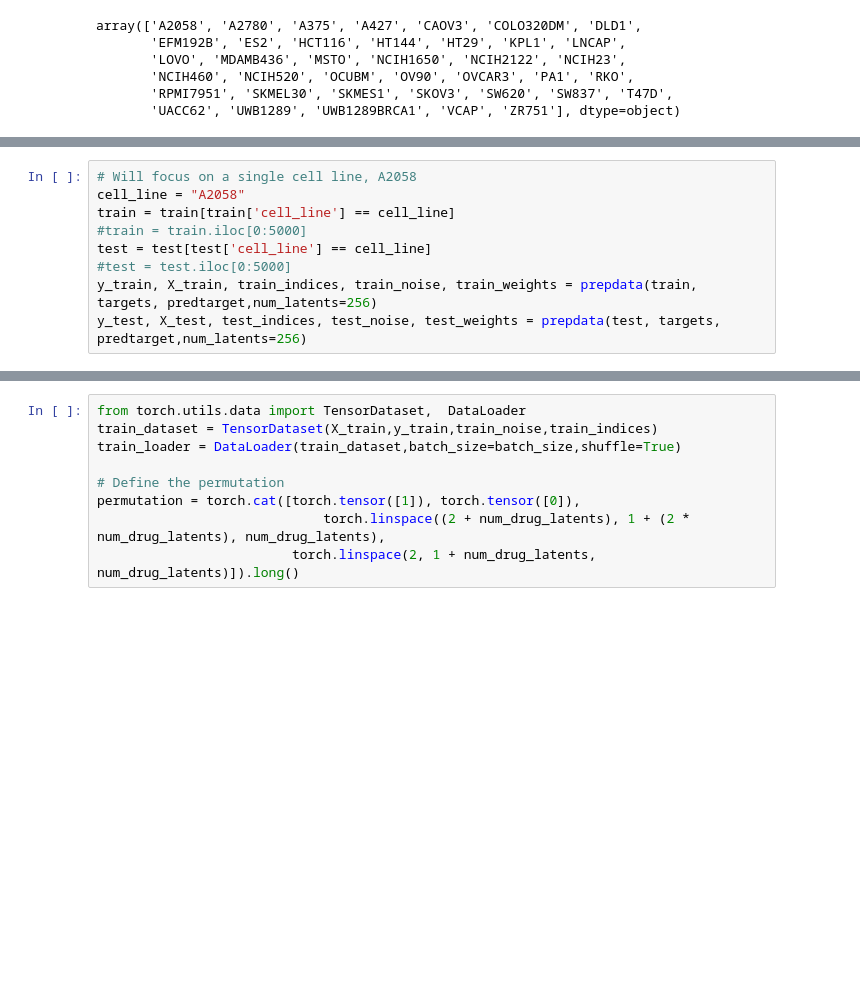
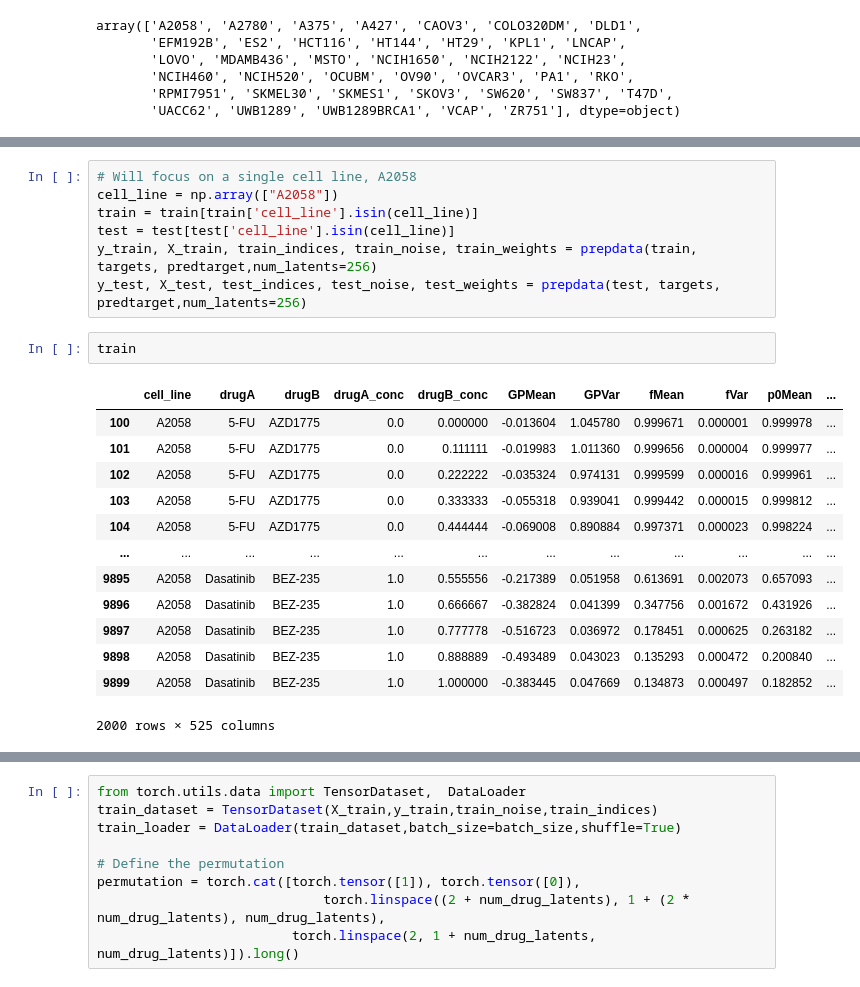
Before and after one commit to ltronneb/pimogp, a Jupyter notebook: notebooks/Optimising_Optimisation.ipynb, the cells around one changed output, grey strips where cells are left out. Saved outputs shown, nothing was run; the diff lists cells and outputs as text; blank space fills up the shorter version.

```diff
--- a/notebooks/Optimising_Optimisation.ipynb
+++ b/notebooks/Optimising_Optimisation.ipynb
@@ -61,12 +62,26 @@ train
 # %%
 # Will focus on a single cell line, A2058
-cell_line = "A2058"
-train = train[train['cell_line'] == cell_line]
-#train = train.iloc[0:5000]
-test = test[test['cell_line'] == cell_line]
-#test = test.iloc[0:5000]
+cell_line = np.array(["A2058"])
+train = train[train['cell_line'].isin(cell_line)]
+test = test[test['cell_line'].isin(cell_line)]
 y_train, X_train, train_indices, train_noise, train_weights = prepdata(train, targets, predtarget,num_latents=256)
 y_test, X_test, test_indices, test_noise, test_weights = prepdata(test, targets, predtarget,num_latents=256)
+# %%
+train
+# %% [output]
+|  | cell_line | drugA | drugB | drugA_conc | drugB_conc | GPMean | GPVar | fMean | fVar | p0Mean | ... |
+| 100 | A2058 | 5-FU | AZD1775 | 0.0 | 0.000000 | -0.013604 | 1.045780 | 0.999671 | 0.000001 | 0.999978 | ... |
+| 101 | A2058 | 5-FU | AZD1775 | 0.0 | 0.111111 | -0.019983 | 1.011360 | 0.999656 | 0.000004 | 0.999977 | ... |
+| 102 | A2058 | 5-FU | AZD1775 | 0.0 | 0.222222 | -0.035324 | 0.974131 | 0.999599 | 0.000016 | 0.999961 | ... |
+| 103 | A2058 | 5-FU | AZD1775 | 0.0 | 0.333333 | -0.055318 | 0.939041 | 0.999442 | 0.000015 | 0.999812 | ... |
+| 104 | A2058 | 5-FU | AZD1775 | 0.0 | 0.444444 | -0.069008 | 0.890884 | 0.997371 | 0.000023 | 0.998224 | ... |
+| ... | ... | ... | ... | ... | ... | ... | ... | ... | ... | ... | ... |
+| 9895 | A2058 | Dasatinib | BEZ-235 | 1.0 | 0.555556 | -0.217389 | 0.051958 | 0.613691 | 0.002073 | 0.657093 | ... |
+| 9896 | A2058 | Dasatinib | BEZ-235 | 1.0 | 0.666667 | -0.382824 | 0.041399 | 0.347756 | 0.001672 | 0.431926 | ... |
+| 9897 | A2058 | Dasatinib | BEZ-235 | 1.0 | 0.777778 | -0.516723 | 0.036972 | 0.178451 | 0.000625 | 0.263182 | ... |
+| 9898 | A2058 | Dasatinib | BEZ-235 | 1.0 | 0.888889 | -0.493489 | 0.043023 | 0.135293 | 0.000472 | 0.200840 | ... |
+| 9899 | A2058 | Dasatinib | BEZ-235 | 1.0 | 1.000000 | -0.383445 | 0.047669 | 0.134873 | 0.000497 | 0.182852 | ... |
+2000 rows × 525 columns
 # %%
 X_train[0:5]
 # %% [output]
```
Also changed, not shown: parts of 29 cells of this notebook, 1 other file.
